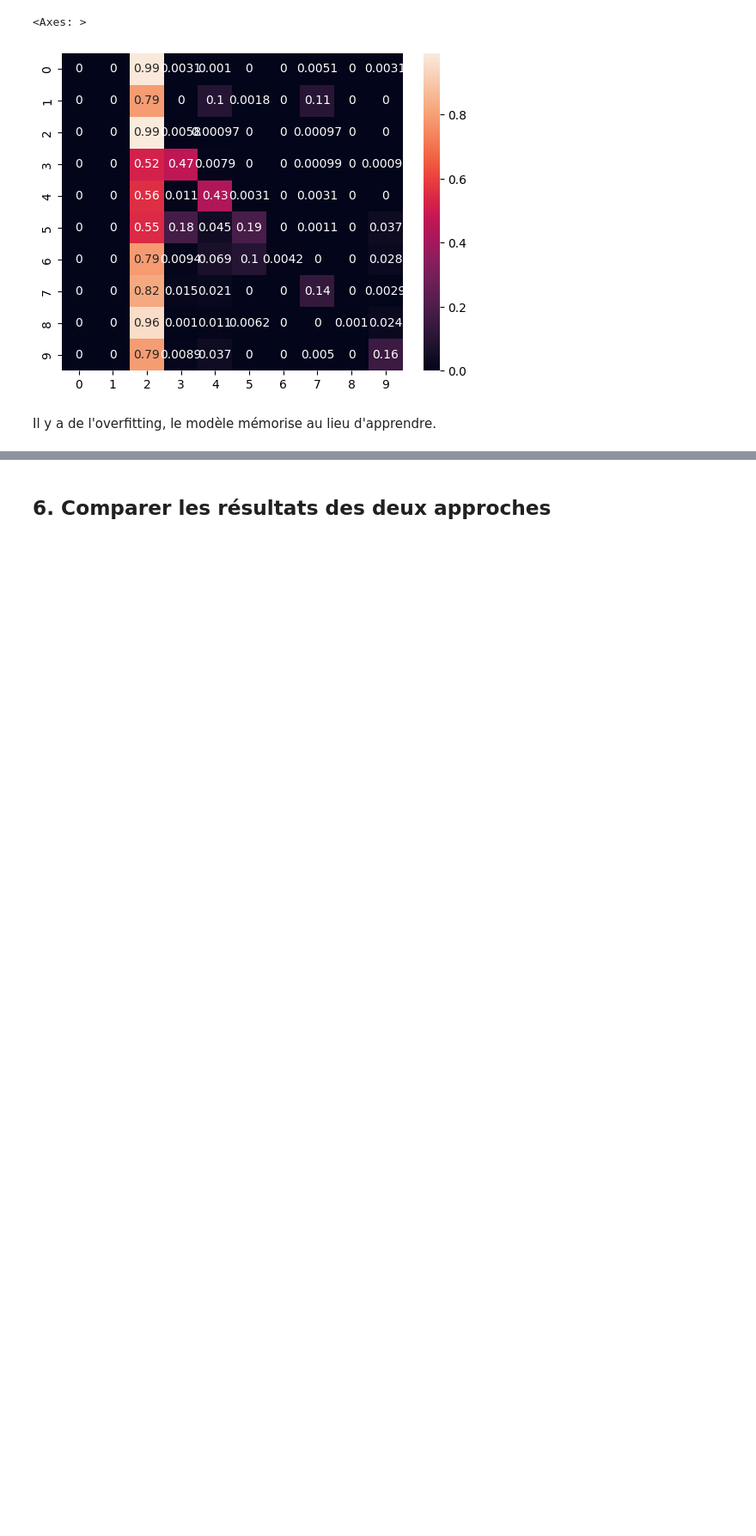
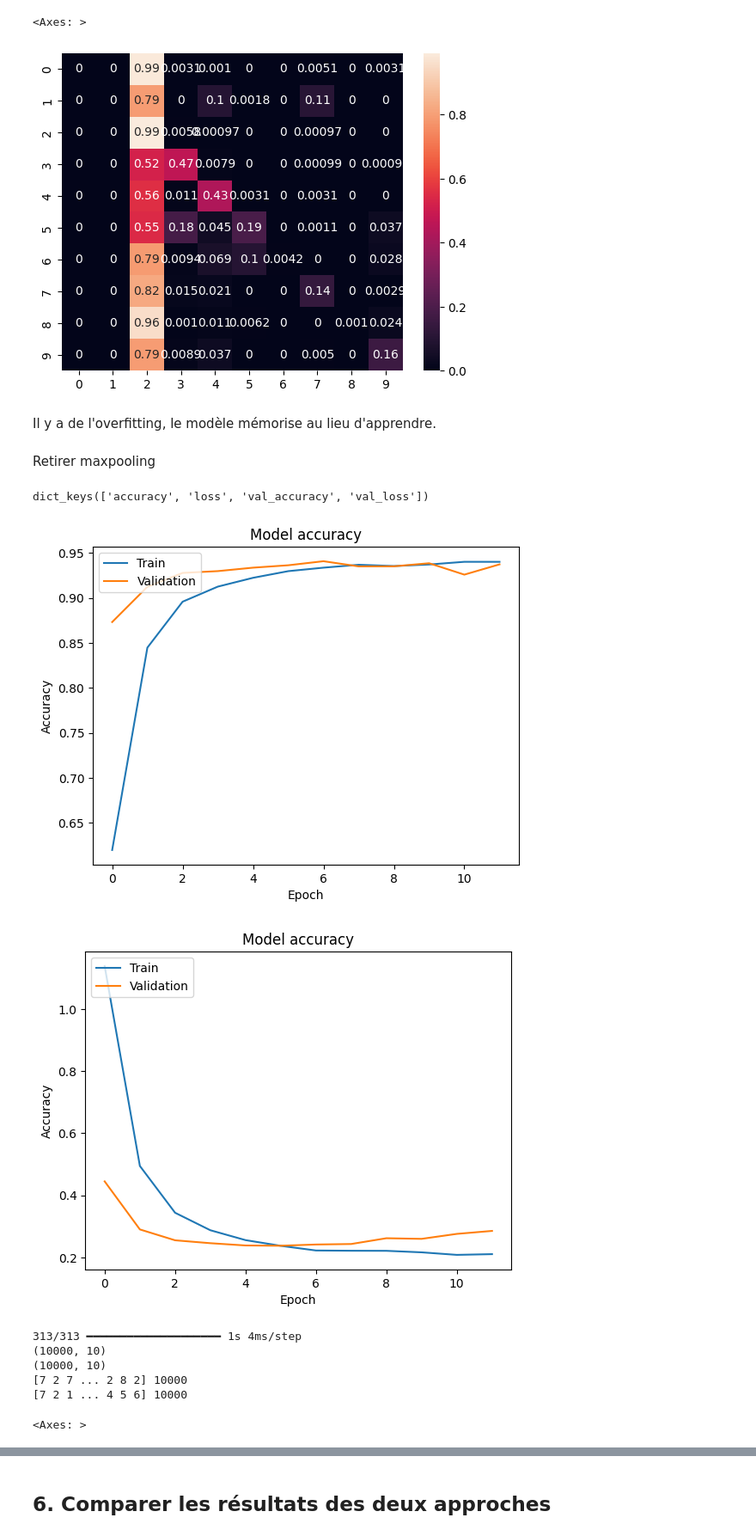
Before and after one commit to StudiousPillow/projet_cours_MNIST, a Jupyter notebook: src/MNIST.ipynb, the cells around one changed output, grey strips where cells are left out. Shown at 86% size. Cells and saved outputs as stored; diff of their text form; code cells hidden in the pictures; blank space fills up the shorter version.

```diff
--- a/src/MNIST.ipynb
+++ b/src/MNIST.ipynb
@@ -70,3 +68,9 @@ callback = EarlyStopping(monitor='val_accuracy',
+# %%
+## Si l'accuracy n'augmente pas sur plusieurs epochs, arrêter le calcul
+## Permet de mettre bcp d'epochs
+callback = EarlyStopping(monitor='val_accuracy',
+                         patience=8,
+                         restore_best_weights=True)
 # %%
 # On transforme les valeurs en vecteur de données one-hot
 Y_train_oh = to_categorical(Y_train)
@@ -414,3 +414,66 @@ dict_keys(['accuracy', 'loss', 'val_accuracy', 'val_loss'])
 [figure]
 # %% [markdown]
 Il y a de l'overfitting, le modèle mémorise au lieu d'apprendre.
+# %% [markdown]
+Retirer maxpooling
+# %%
+def cnn2():
+    model = Sequential()
+    model.add(Conv2D(filters=32, kernel_size=(3,3), activation='relu', kernel_initializer='he_uniform', input_shape=(28, 28,1)))
+    # model.add(MaxPooling2D(pool_size=(2,2)))
+    model.add(Conv2D(filters=64, kernel_size=(3,3), activation='relu', kernel_initializer='he_uniform'))
+    model.add(MaxPooling2D(pool_size=(2,2)))
+    model.add(Flatten())
+    ## Add a dense layer
+    model.add(Dense(units=128, activation='relu'))
+    model.add(Dropout(0.3))
+    # 10 output neuron for the 10 possibles labels, the 10 classes
+    model.add(Dense(units=10, activation='softmax'))
+    opt = optimizers.RMSprop(learning_rate=0.001)
+    model.compile(optimizer=opt, loss='categorical_crossentropy',
+                  metrics=['accuracy'])
+    return model
+
+model_cnn2 = cnn2()
+history_cnn2 = model_cnn2.fit(X_train,
+                              Y_train_oh,
+                              validation_split=0.2,
+                              epochs=20,
+                              batch_size=50,
+                              callbacks = [callback])
+print(history_cnn2.history.keys())
+plt.plot(history_cnn2.history['accuracy'])
+plt.plot(history_cnn2.history['val_accuracy'])
+plt.title('Model accuracy')
+plt.ylabel('Accuracy')
+plt.xlabel('Epoch')
+plt.legend(['Train', 'Validation'], loc='upper left')
+plt.show()
+
+plt.plot(history_cnn2.history['loss'])
+plt.plot(history_cnn2.history['val_loss'])
+plt.title('Model accuracy')
+plt.ylabel('Accuracy')
+plt.xlabel('Epoch')
+plt.legend(['Train', 'Validation'], loc='upper left')
+plt.show()
+
+Y_pred_oh = model_cnn2.predict(X_test)
+print(Y_pred_oh.shape)
+print(Y_test_oh.shape)
+Y_pred_classes = np.argmax(Y_pred_oh,axis = 1)
+Y_test_classes = np.argmax(Y_test_oh,axis = 1)
+print(Y_pred_classes, len(Y_pred_classes))
+print(Y_test_classes, len(Y_test_classes))
+sns.heatmap(confusion_matrix(Y_test_classes, Y_pred_classes,
+                             normalize='true'), annot=True)
+# %% [output]
+dict_keys(['accuracy', 'loss', 'val_accuracy', 'val_loss'])
+[figure, added]
+[figure, added]
+313/313 ━━━━━━━━━━━━━━━━━━━━ 1s 4ms/step
+(10000, 10)
+(10000, 10)
+[7 2 7 ... 2 8 2] 10000
+[7 2 1 ... 4 5 6] 10000
+<Axes: >
```
Also changed, not shown: parts of 11 cells of this notebook.
